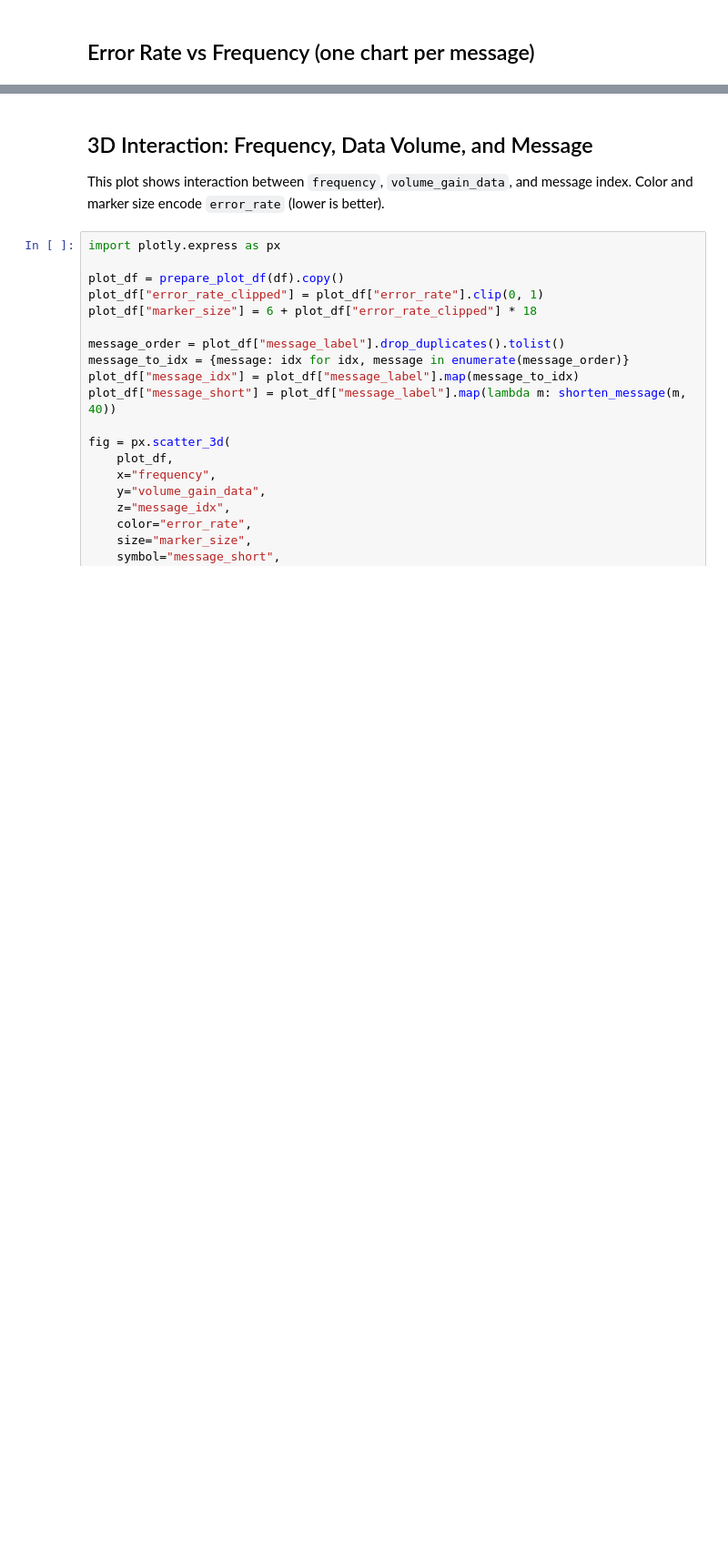
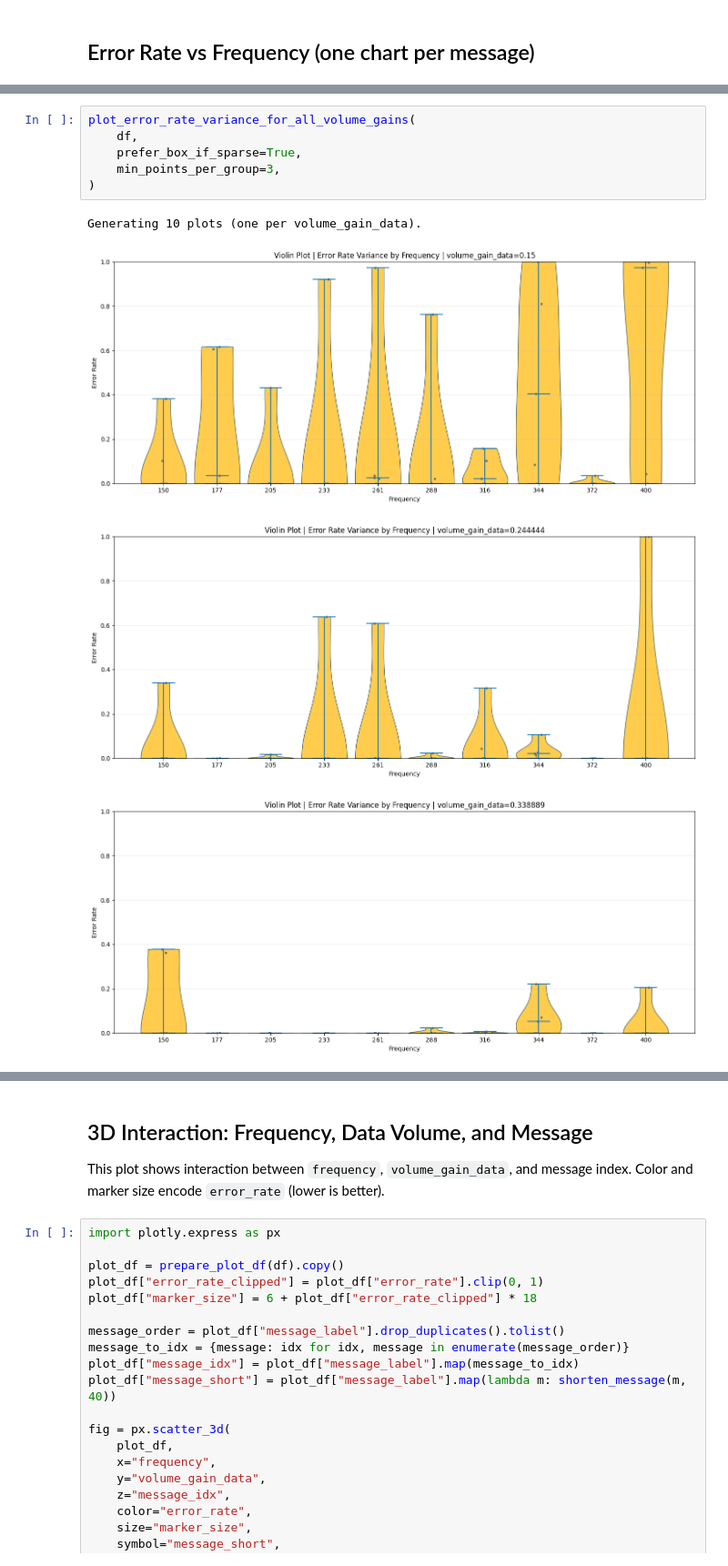
Before and after one commit to forcellatofrancesco/audio_steganography, a Jupyter notebook: src/plots/260418_results.ipynb, the cells around one changed output, grey strips where cells are left out. Shown at 91% size. Drawn from its saved outputs; the diff is of its cells as text; blank space fills up the shorter version.

```diff
--- a/src/plots/260418_results.ipynb
+++ b/src/plots/260418_results.ipynb
@@ -184,0 +268,11 @@ plot_error_rate_vs_volume_by_message(df)
+# %%
+plot_error_rate_variance_for_all_volume_gains(
+    df,
+    prefer_box_if_sparse=True,
+    min_points_per_group=3,
+)
+# %% [output]
+Generating 10 plots (one per volume_gain_data).
+[figure, added]
+[figure, added]
+[figure, added]
```
Also changed, not shown: parts of 8 cells of this notebook, 3 other files.
